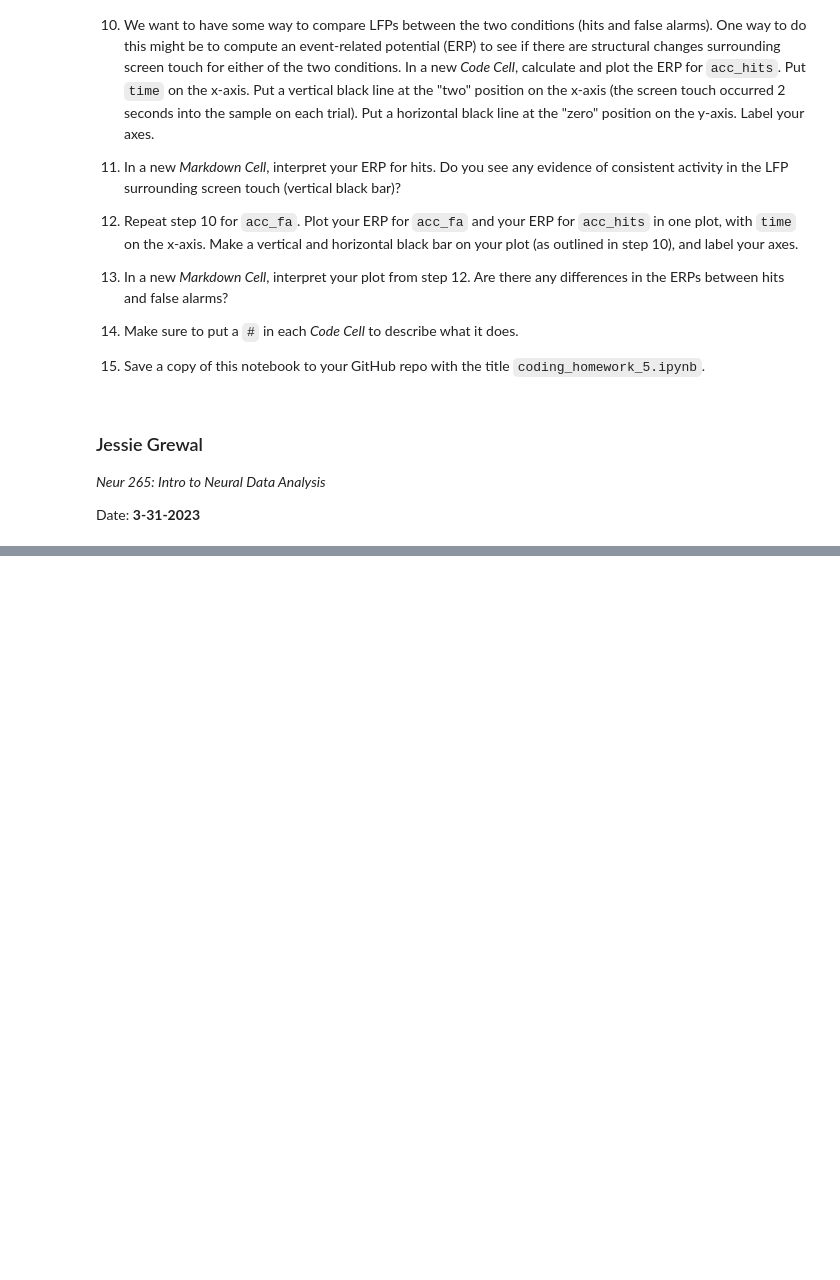
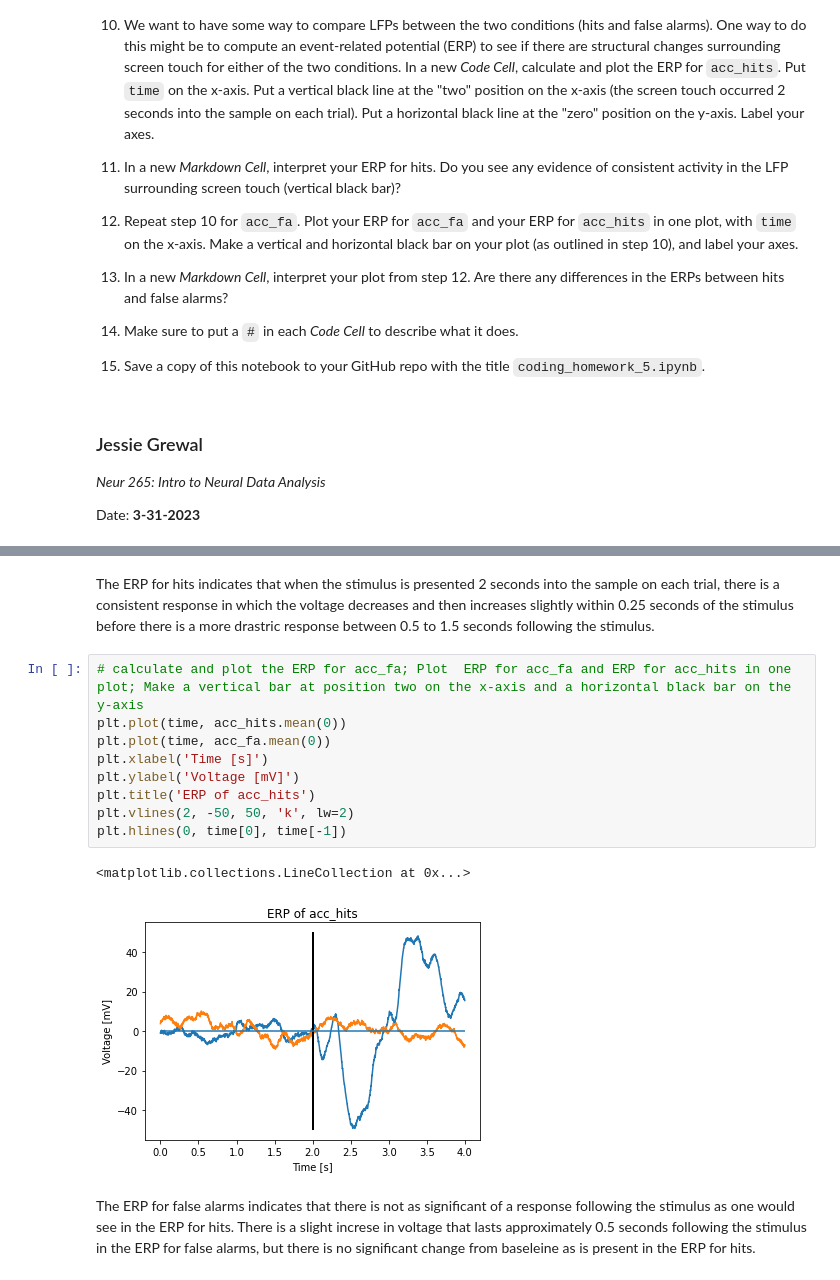
Before and after one commit to Jessie-Grewal/Neur265, a Jupyter notebook: coding_homework_5.ipynb, the cells around one changed output, grey strips where cells are left out. Cells and saved outputs as stored; diff of their text form; blank space fills up the shorter version.

```diff
--- a/coding_homework_5.ipynb
+++ b/coding_homework_5.ipynb
@@ -94,0 +103,16 @@ ax[1].set_xlim(2,3)
+# %% [markdown]
+The ERP for hits indicates that when the stimulus is presented 2 seconds into the sample on each trial, there is a consistent response in which the voltage decreases and then increases slightly within 0.25 seconds of the stimulus before there is a more drastric response between 0.5 to 1.5 seconds following the stimulus.
+# %%
+# calculate and plot the ERP for acc_fa; Plot  ERP for acc_fa and ERP for acc_hits in one plot; Make a vertical bar at position two on the x-axis and a horizontal black bar on the y-axis
+plt.plot(time, acc_hits.mean(0))
+plt.plot(time, acc_fa.mean(0))
+plt.xlabel('Time [s]')
+plt.ylabel('Voltage [mV]')
+plt.title('ERP of acc_hits')
+plt.vlines(2, -50, 50, 'k', lw=2)
+plt.hlines(0, time[0], time[-1])
+# %% [output]
+<matplotlib.collections.LineCollection at 0x...>
+[figure, added]
+# %% [markdown]
+The ERP for false alarms indicates that there is not as significant of a response following the stimulus as one would see in the ERP for hits. There is a slight increse in  voltage that lasts approximately 0.5 seconds following the stimulus in the ERP for false alarms, but there is no significant change from baseleine as is present in the ERP for hits.
```
Also changed, not shown: parts of 10 cells of this notebook.
